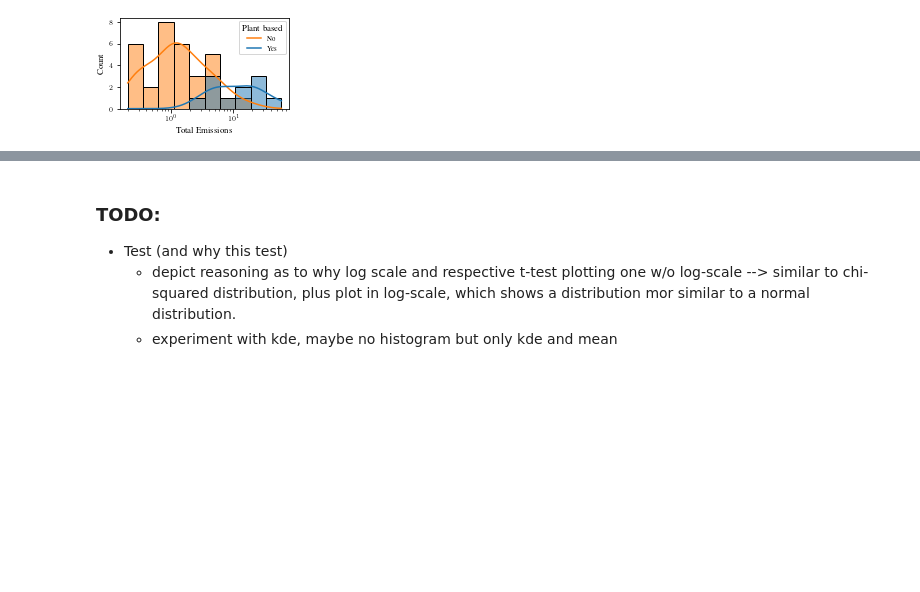
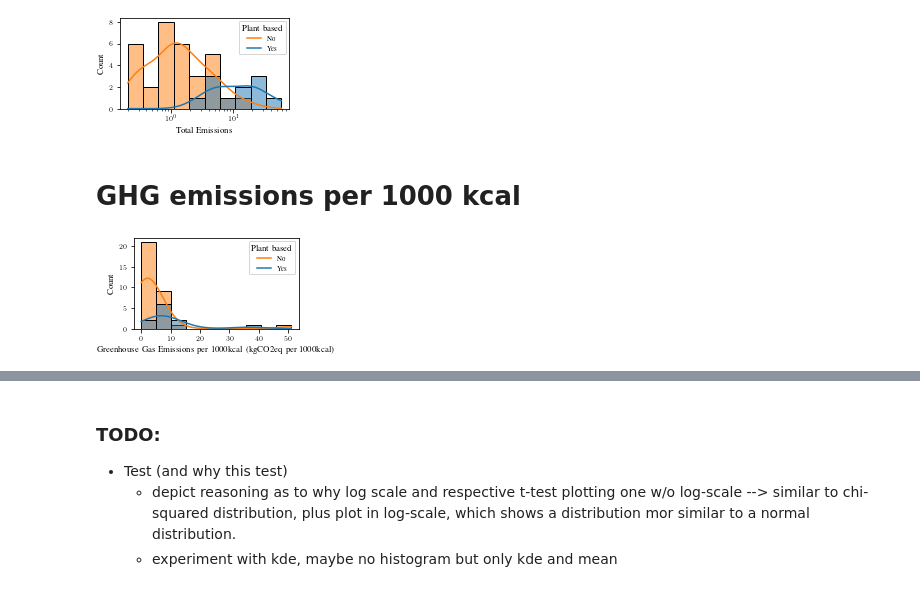
Before and after one commit to hannma/data-literacy-project, a Jupyter notebook: analysis/data_exploration.ipynb, the cells around one changed output, grey strips where cells are left out. Drawn from its saved outputs; the diff is of its cells as text; code cells hidden in the pictures; blank space fills up the shorter version.

```diff
--- a/analysis/data_exploration.ipynb
+++ b/analysis/data_exploration.ipynb
@@ -146,3 +149,25 @@ with plt.rc_context(bundles.neurips2022(usetex=True, rel_width=0.5, nrows=1, nco
     )
 # %% [output]
 [figure]
+# %% [markdown]
+# GHG emissions per 1000 kcal
+# %%
+# original data
+# for nice plots (svg) in LaTeX math mode:
+with plt.rc_context(bundles.neurips2022(usetex=True, rel_width=0.5, nrows=1, ncols=1)):
+    # Setup code
+    fig, axs = plt.subplots(nrows=1, ncols=1)
+
+    # Plotting code
+    plant_hist = sns.histplot(x="Greenhouse Gas Emissions per 1000kcal (kgCO2eq per 1000kcal)", bins=10, legend=True,
+                              ax=axs, kde=True, log_scale=False, data=data, hue="Plant based")
+    plt.legend(title='Plant based', loc='upper right', labels=['No', 'Yes'])
+
+    # Save plot
+    fig.savefig(
+    "figures/logplot.pdf",
+    bbox_inches="tight",
+    pad_inches=0.01,
+    )
+# %% [output]
+[figure, added]
```
Also changed, not shown: parts of 5 cells of this notebook, 3 other files.
